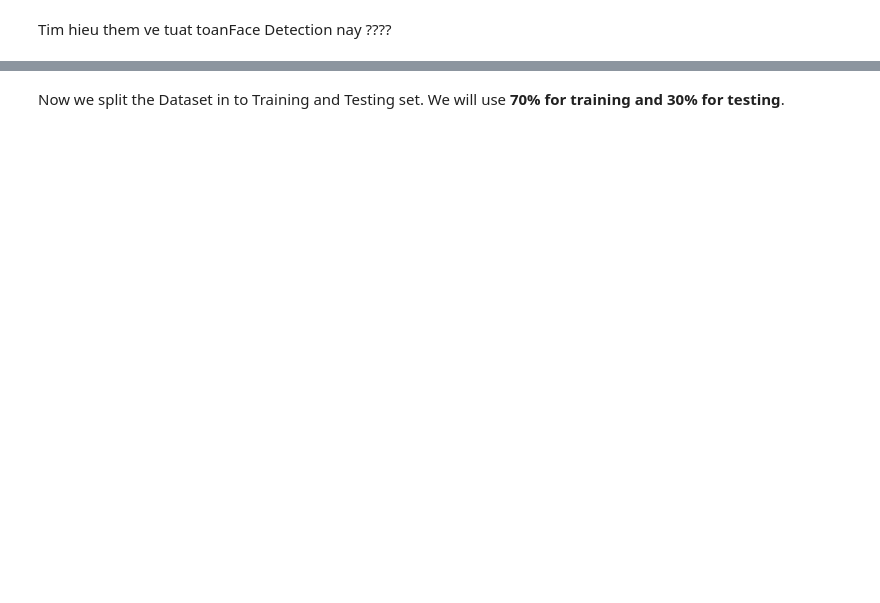
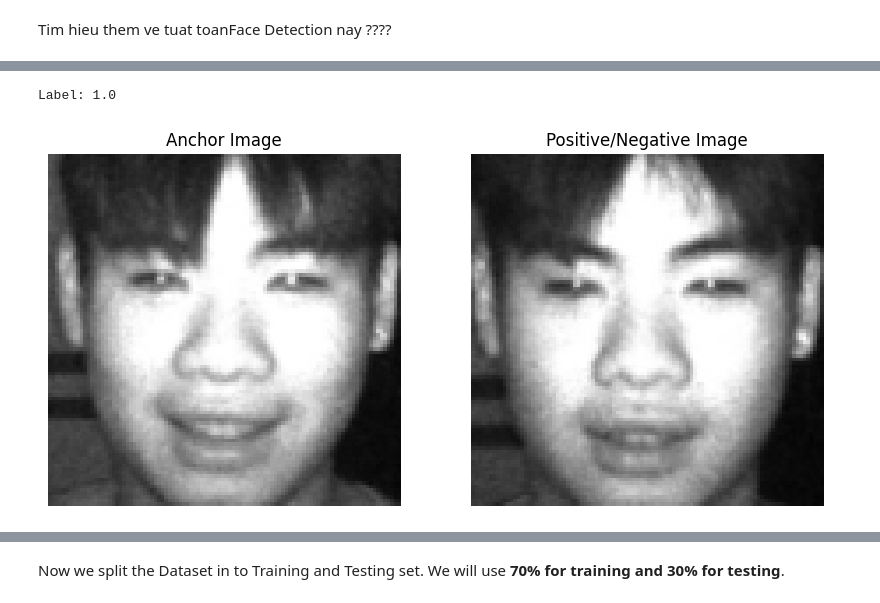
Before and after one commit to chutrunganh/Biometric_IT4432E, a Jupyter notebook: src.ipynb, the cells around one changed output, grey strips where cells are left out. Drawn from its saved outputs; the diff is of its cells as text; code cells hidden in the pictures; blank space fills up the shorter version.

```diff
--- a/src.ipynb
+++ b/src.ipynb
@@ -616,0 +668,39 @@ for element in data.take(10):
+# %%
+## Visualize a sample from the dataset ##
+
+def display_sample_with_label(sample):
+    """
+    Display a sample of images with labels.
+
+    Args:
+        sample: A tuple containing an anchor image, a positive/negative image, a label, and possibly additional data.
+    """
+    # Adjust the unpacking based on the actual structure of the sample
+    anchor_img, pos_neg_img, label, *additional_data = sample
+
+    plt.figure(figsize=(10, 5))
+
+    # Display anchor image
+    ax = plt.subplot(1, 2, 1)
+    plt.imshow(anchor_img)
+    plt.title("Anchor Image")
+    plt.axis("off")
+
+    # Display positive/negative image
+    ax = plt.subplot(1, 2, 2)
+    plt.imshow(pos_neg_img)
+    plt.title("Positive/Negative Image")
+    plt.axis("off")
+
+    # Print the label
+    print("Label:", label)
+
+    plt.show()
+
+
+
+# Display the sample with label
+display_sample_with_label(sample)
+# %% [output]
+Label: 1.0
+[figure, added]
```
Also changed, not shown: parts of 91 cells of this notebook, 1 other file.
